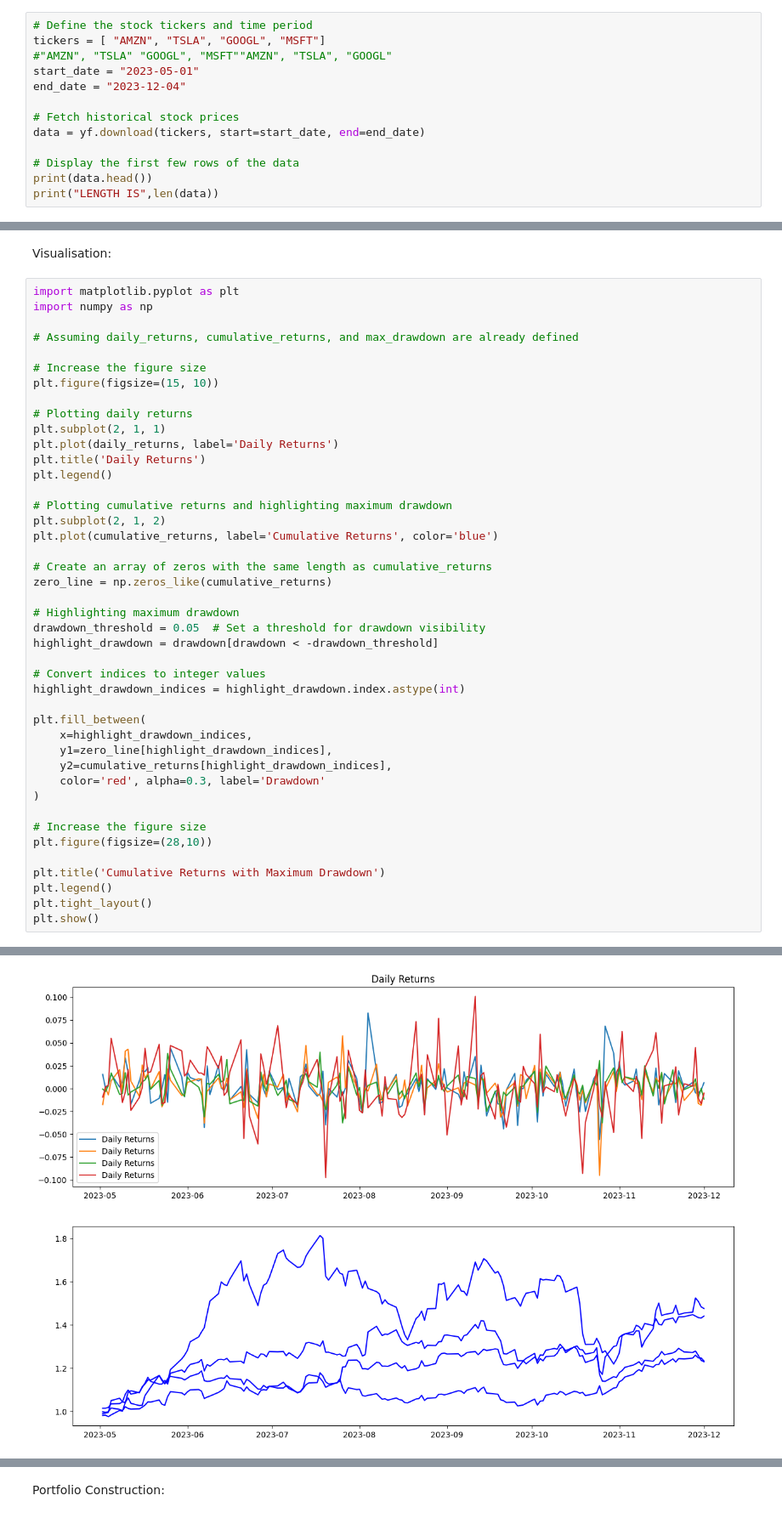
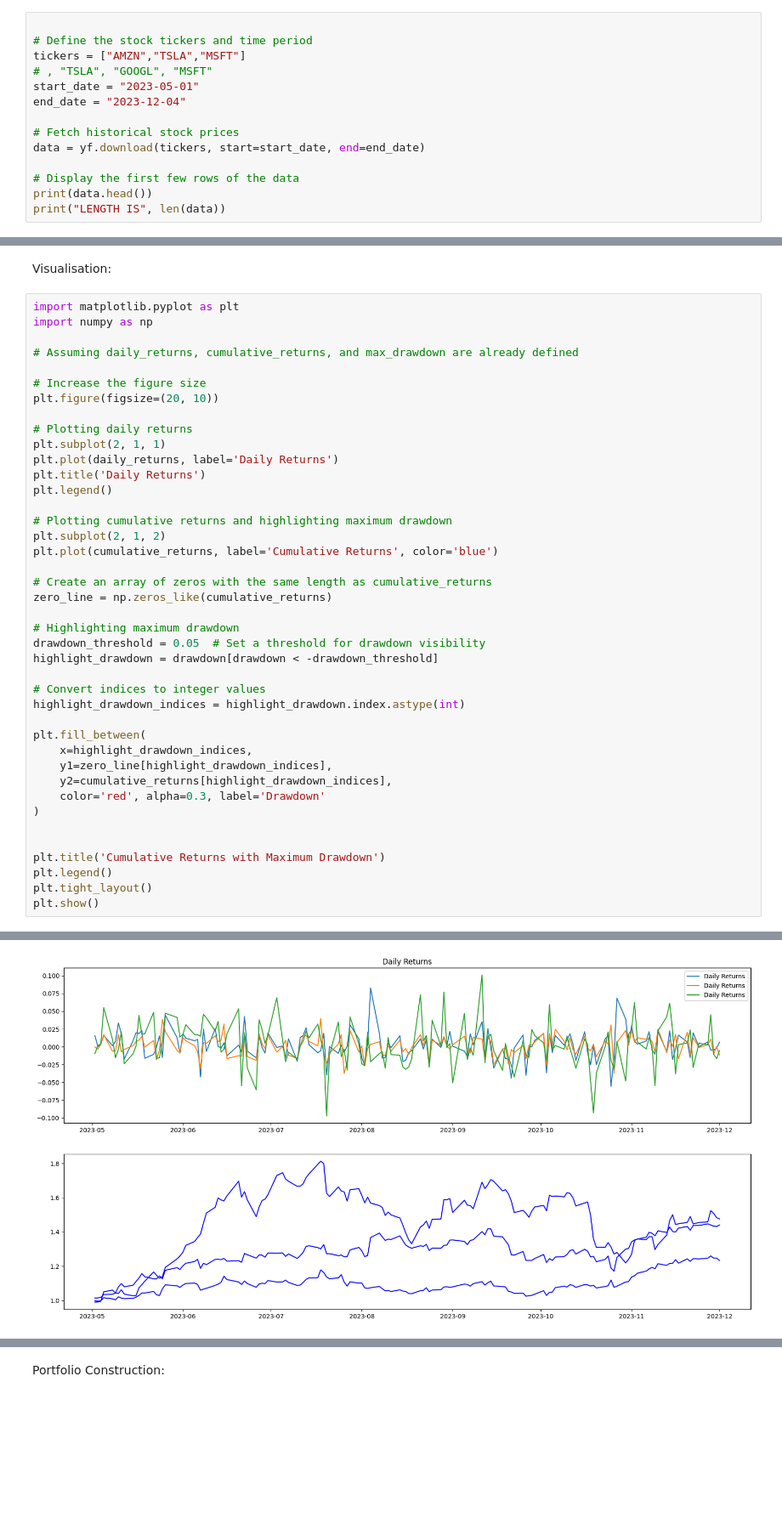
Before and after one commit to ParasX1/MarketAnalyticsTool, a Jupyter notebook: MarketAnalyticTool.ipynb, the cells around one changed output, grey strips where cells are left out. Shown at 85% size. Cells and saved outputs as stored; diff of their text form; blank space fills up the shorter version.

```diff
--- a/MarketAnalyticTool.ipynb
+++ b/MarketAnalyticTool.ipynb
@@ -24,9 +24,10 @@ from sklearn.metrics import mean_squared_error
 # %% [markdown]
 Small Test If Data Can be Grabbed
 # %%
+
 # Define the stock tickers and time period
-tickers = [ "AMZN", "TSLA", "GOOGL", "MSFT"]
-#"AMZN", "TSLA" "GOOGL", "MSFT""AMZN", "TSLA", "GOOGL"
+tickers = ["AMZN","TSLA","MSFT"]
+# , "TSLA", "GOOGL", "MSFT"
 start_date = "2023-05-01"
 end_date = "2023-12-04"
 
@@ -35,5 +36,5 @@ data = yf.download(tickers, start=start_date, end=end_date)
 
 # Display the first few rows of the data
 print(data.head())
-print("LENGTH IS",len(data))
+print("LENGTH IS", len(data))
 # %% [output]
@@ -139,7 +217,7 @@ import numpy as np
 # Assuming daily_returns, cumulative_returns, and max_drawdown are already defined
 
 # Increase the figure size
-plt.figure(figsize=(15, 10))
+plt.figure(figsize=(20, 10))
 
 # Plotting daily returns
 plt.subplot(2, 1, 1)
@@ -148,33 +226,31 @@ plt.title('Daily Returns')
 plt.legend()
 
 # Plotting cumulative returns and highlighting maximum drawdown
 plt.subplot(2, 1, 2)
 plt.plot(cumulative_returns, label='Cumulative Returns', color='blue')
 
 # Create an array of zeros with the same length as cumulative_returns
 zero_line = np.zeros_like(cumulative_returns)
 
 # Highlighting maximum drawdown
 drawdown_threshold = 0.05  # Set a threshold for drawdown visibility
 highlight_drawdown = drawdown[drawdown < -drawdown_threshold]
 
 # Convert indices to integer values
 highlight_drawdown_indices = highlight_drawdown.index.astype(int)
 
 plt.fill_between(
     x=highlight_drawdown_indices,
     y1=zero_line[highlight_drawdown_indices],
     y2=cumulative_returns[highlight_drawdown_indices],
     color='red', alpha=0.3, label='Drawdown'
 )
 
-# Increase the figure size
-plt.figure(figsize=(28,10))
 
 plt.title('Cumulative Returns with Maximum Drawdown')
 plt.legend()
 plt.tight_layout()
 plt.show()
 # %% [output]
 IndexError: index 1682899200000000000 is out of bounds for axis 0 with size 150
-[figure, old version]
+[figure, new version]
```
Also changed, not shown: parts of 20 cells of this notebook.
